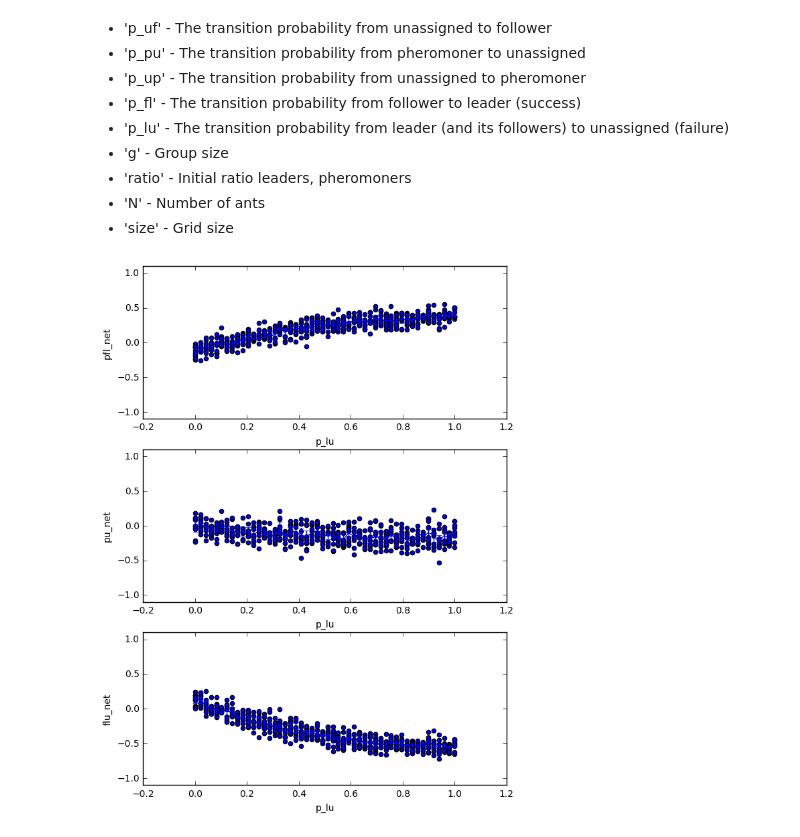
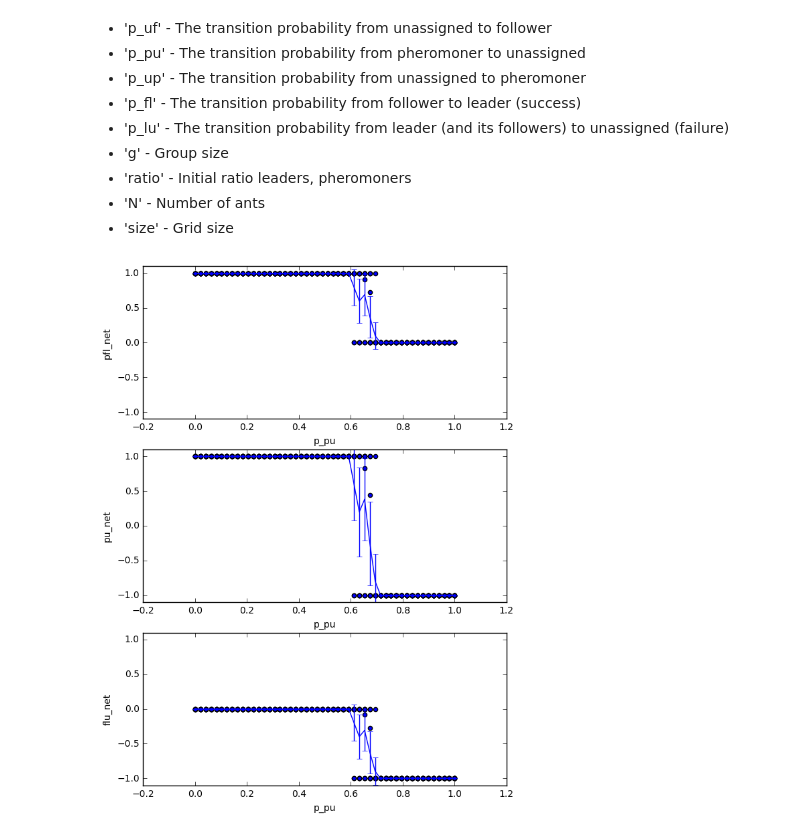
Before and after one commit to WouterVrielink/recruitment_strategies_ABM, a Jupyter notebook: Code/ofat.ipynb, the cells around one changed output. Drawn from its saved outputs; the diff is of its cells as text; code cells hidden in the pictures.

Commit message:
ofat notebook (not yet with correct data)

```diff
--- a/Code/ofat.ipynb
+++ b/Code/ofat.ipynb
@@ -64,9 +43,9 @@ Parameter plots can now be created by changing the param variable in the followi
 - 'size' - Grid size
 # %%
 prefix = '../Data/ofat_full/ofat_2_2_2_'
-param = 'p_lu'
+param = 'p_pu'
 data = read_data(prefix + param + '.csv')
-plot_all_vars(data, param)
+plot.plot_all_vars(data, param)
 plt.show()
 # %% [output]
-[figure, old version]
+[figure, new version]
```
Also changed, not shown: parts of 9 cells of this notebook, 10 other files.
